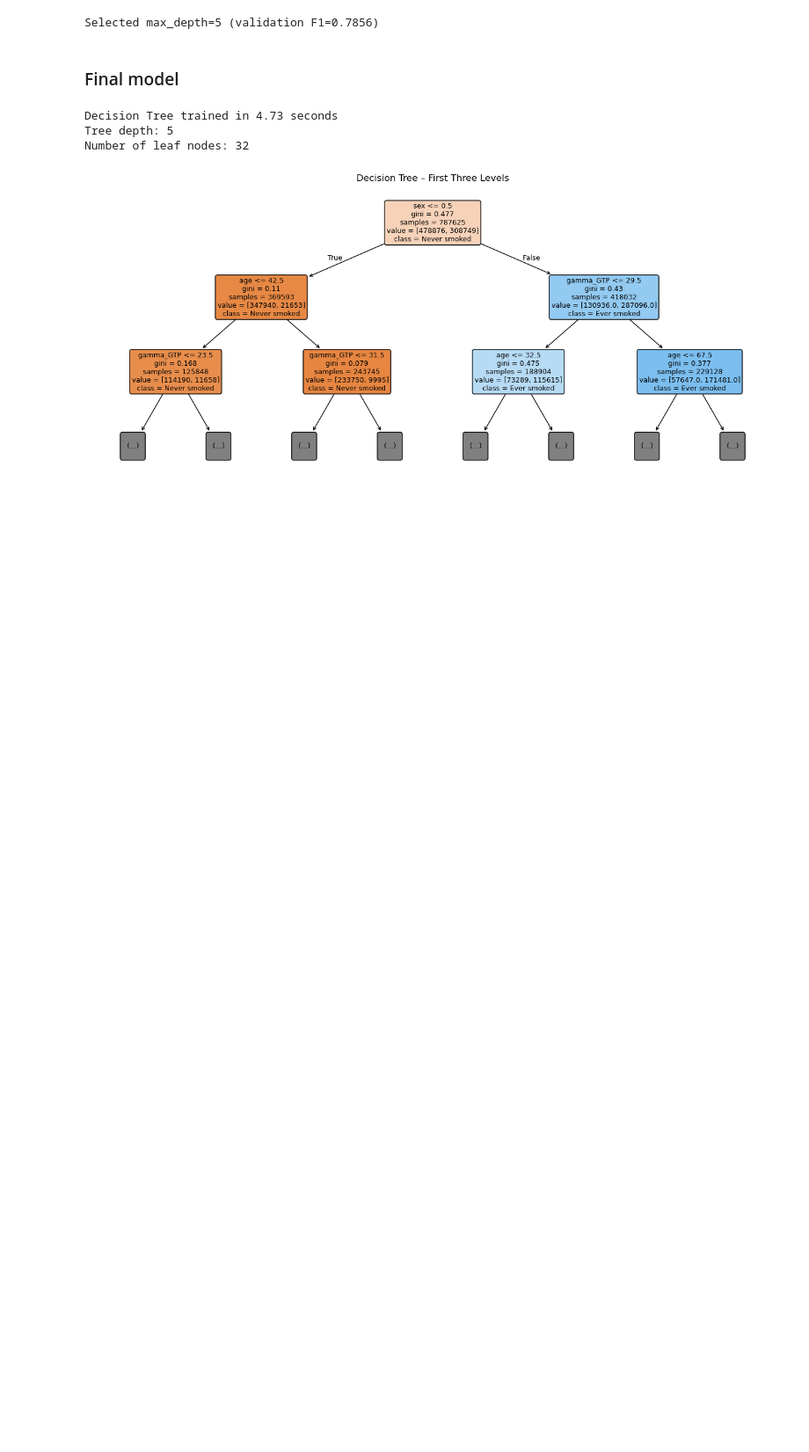
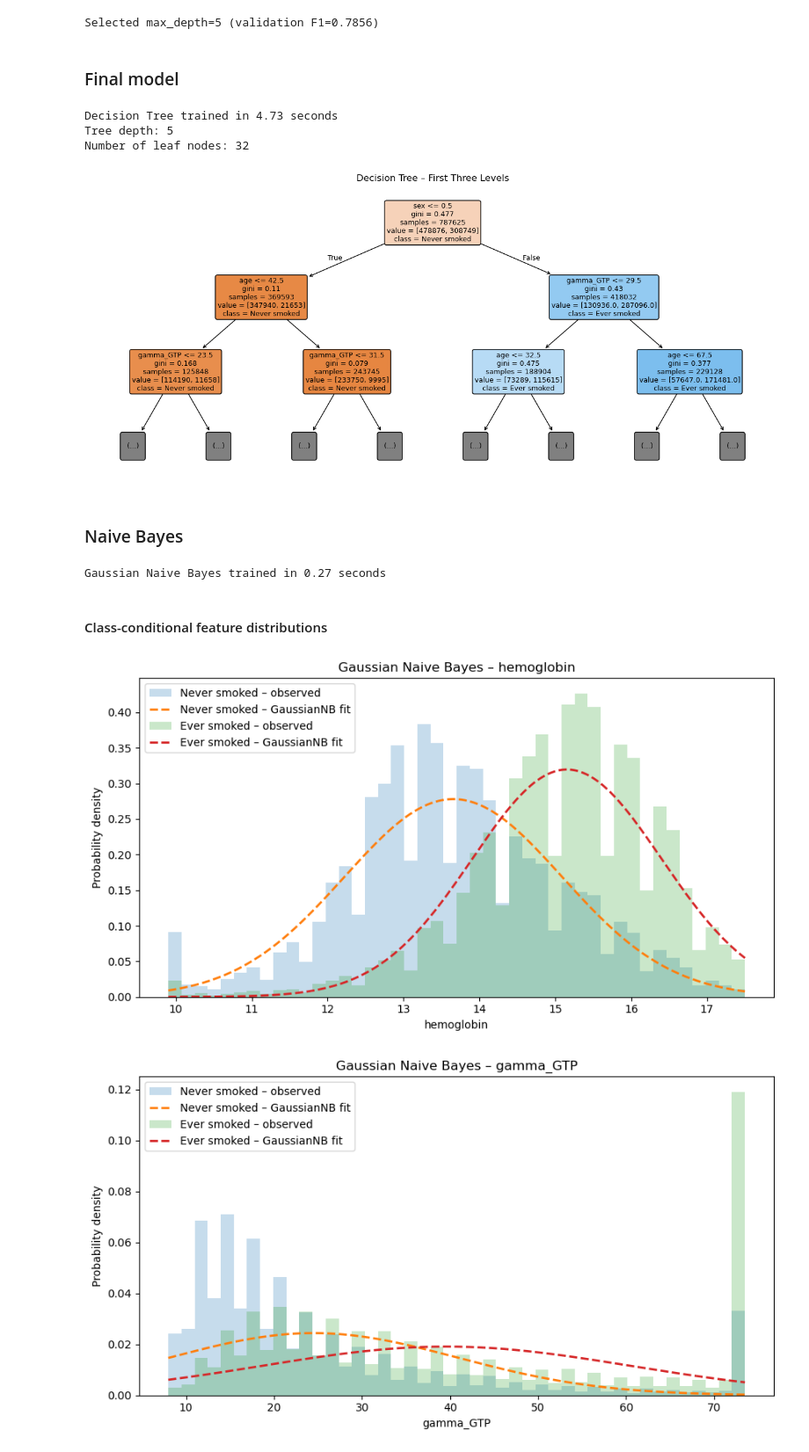
Before and after one commit to johannegg/IT3212, a Jupyter notebook: Assignment3/task5_6_classification_algorithms.ipynb, the cells around one changed output. Shown at 88% size. Cells and saved outputs as stored; diff of their text form; code cells hidden in the pictures; blank space fills up the shorter version.

Commit message:
Add Naive Bayes and Neural Network

```diff
--- a/Assignment3/task5_6_classification_algorithms.ipynb
+++ b/Assignment3/task5_6_classification_algorithms.ipynb
@@ -157,3 +157,63 @@ plt.title("Decision Tree – First Three Levels")
 plt.show()
 # %% [output]
 [figure]
+# %% [markdown]
+### Naive Bayes
+# %%
+naive_bayes = GaussianNB()
+
+start = time.perf_counter()
+naive_bayes.fit(X_train, y_train)
+nb_train_time = time.perf_counter() - start
+
+print(f"Gaussian Naive Bayes trained in {nb_train_time:.2f} seconds")
+# %% [output]
+Gaussian Naive Bayes trained in 0.27 seconds
+# %% [markdown]
+#### Class-conditional feature distributions
+# %%
+import numpy as np
+import matplotlib.pyplot as plt
+from scipy.stats import norm
+
+class_labels = {0: "Never smoked", 1: "Ever smoked"}
+
+for feature in ["hemoglobin", "gamma_GTP"]:
+    assert feature in FEATURES, f"{feature} is not among the selected features"
+    feature_idx = FEATURES.index(feature)
+
+    low, high = X_train[feature].quantile([0.01, 0.99])
+    x_values = np.linspace(low, high, 400)
+    bins = np.linspace(low, high, 45)
+
+    plt.figure(figsize=(9, 5))
+
+    for class_idx, class_label in enumerate(naive_bayes.classes_):
+        values = X_train.loc[y_train == class_label, feature]
+
+        # Use a representative sample to make plotting faster.
+        values = values.sample(n=min(20_000, len(values)), random_state=RANDOM_STATE)
+
+        plt.hist(
+            values, bins=bins, density=True, alpha=0.25,
+            label=f"{class_labels[class_label]} – observed"
+        )
+
+        mean = naive_bayes.theta_[class_idx, feature_idx]
+        std = np.sqrt(naive_bayes.var_[class_idx, feature_idx])
+        plt.plot(
+            x_values, norm.pdf(x_values, loc=mean, scale=std),
+            linestyle="--",
+            linewidth=2,
+            label=f"{class_labels[class_label]} – GaussianNB fit"
+        )
+
+    plt.xlabel(feature)
+    plt.ylabel("Probability density")
+    plt.title(f"Gaussian Naive Bayes – {feature}")
+    plt.legend()
+    plt.tight_layout()
+    plt.show()
+# %% [output]
+[figure, added]
+[figure, added]
```
Also changed, not shown: parts of 12 cells of this notebook.
